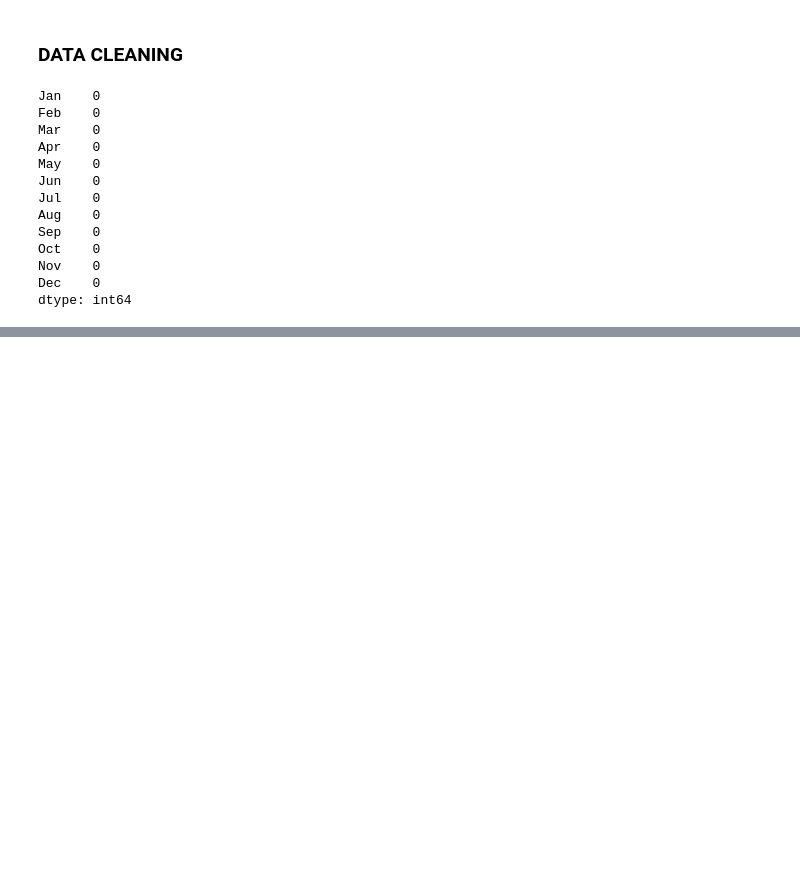
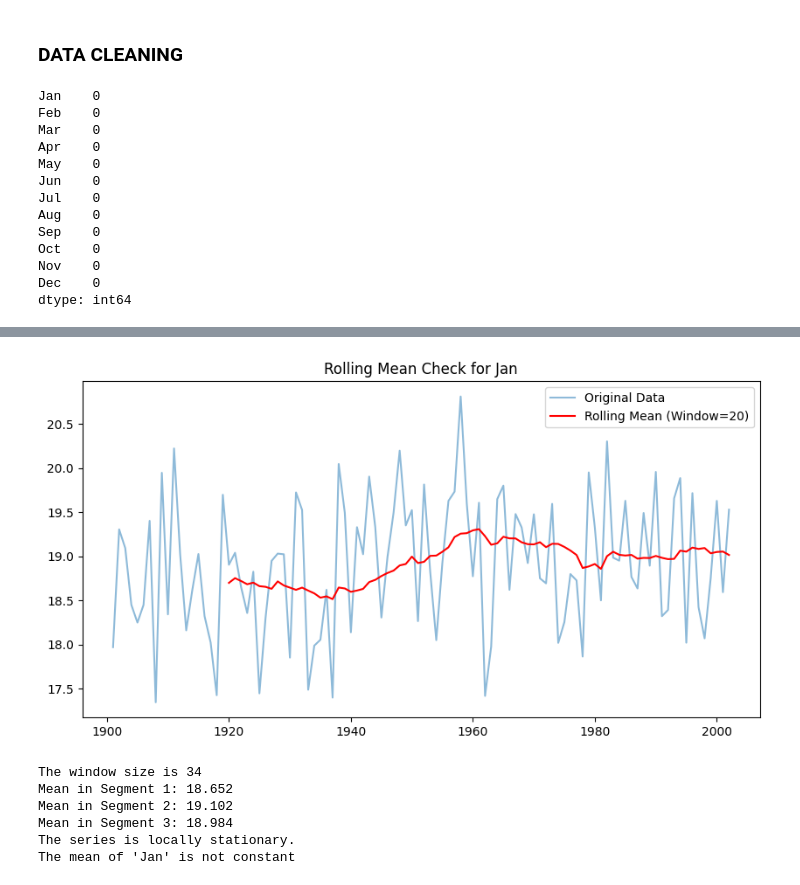
Before and after one commit to subharadhe1234/weather_forecasting, a Jupyter notebook: Notebooks/main.ipynb, the cells around one changed output, grey strips where cells are left out. Saved outputs shown, nothing was run; the diff lists cells and outputs as text; code cells hidden in the pictures; blank space fills up the shorter version.

Commit message:
data cleaning and starionary check

```diff
--- a/Notebooks/main.ipynb
+++ b/Notebooks/main.ipynb
@@ -45,0 +187,14 @@ dtype: int64
+# %%
+if check_constant_mean(df,"Jan",20):
+    print("The mean of 'Jan' is constant")
+else: print("The mean of 'Jan' is not constant")
+
+#  conclution not constant mean
+# %% [output]
+[figure, added]
+The window size is 34
+Mean in Segment 1: 18.652
+Mean in Segment 2: 19.102
+Mean in Segment 3: 18.984
+The series is locally stationary.
+The mean of 'Jan' is not constant
```
Also changed, not shown: parts of 39 cells of this notebook, 2 other files.
